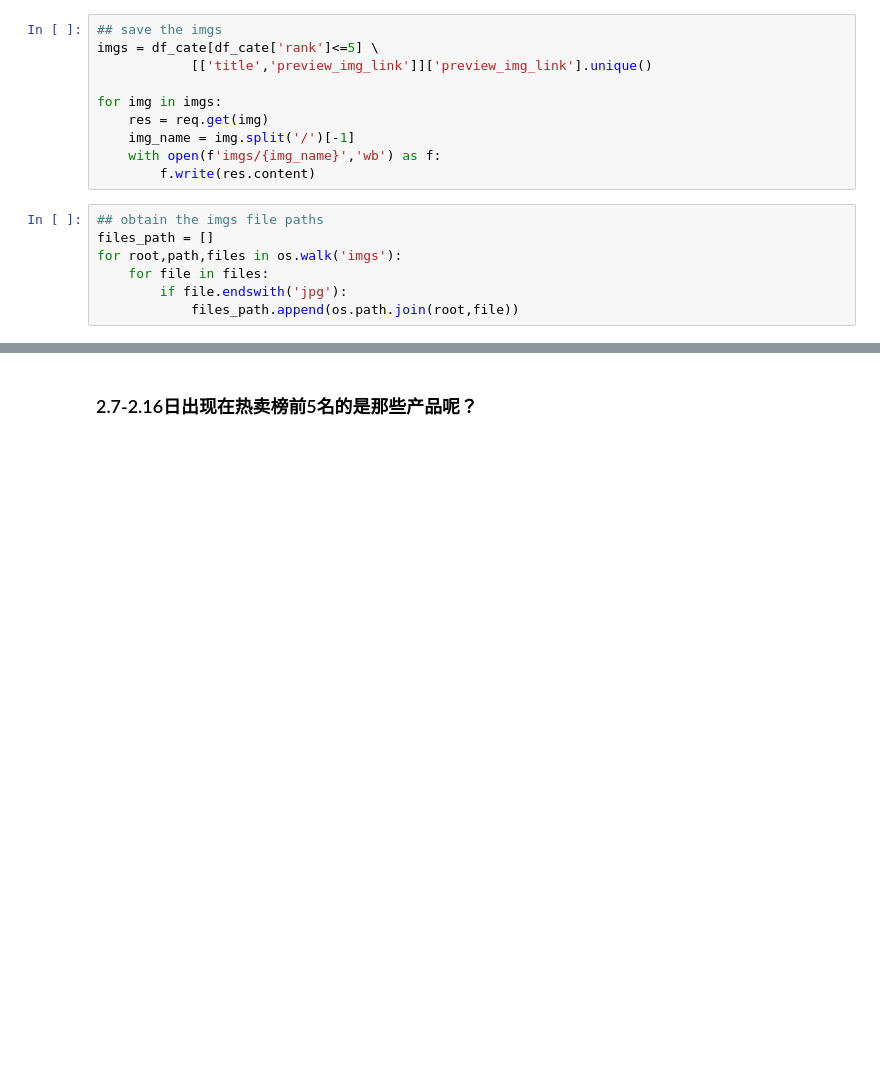
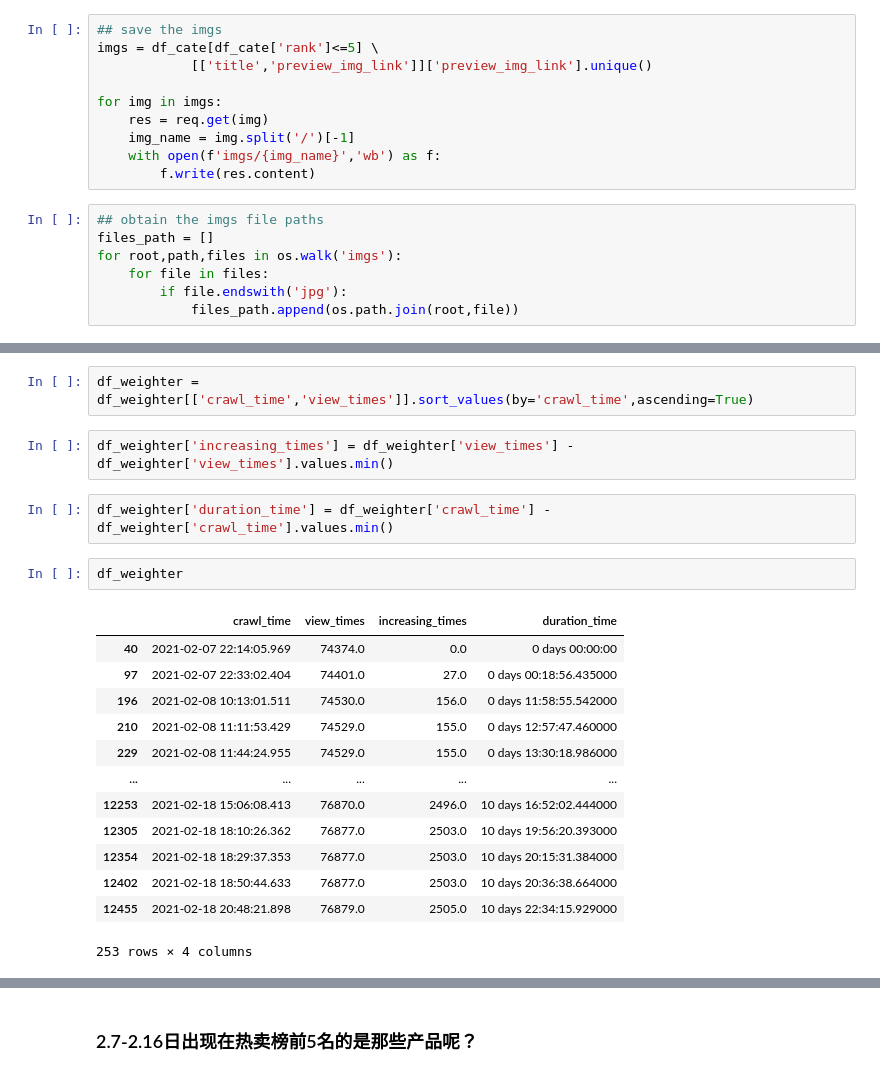
Before and after one commit to RayFromUiS/amzon_pop, a Jupyter notebook: amzon_app/data_injest/load_data.ipynb, the cells around one changed output, grey strips where cells are left out. Drawn from its saved outputs; the diff is of its cells as text; blank space fills up the shorter version.

```diff
--- a/amzon_app/data_injest/load_data.ipynb
+++ b/amzon_app/data_injest/load_data.ipynb
@@ -261,0 +263,22 @@ img_price
+# %%
+df_weighter = df_weighter[['crawl_time','view_times']].sort_values(by='crawl_time',ascending=True)
+# %%
+df_weighter['increasing_times'] = df_weighter['view_times'] -df_weighter['view_times'].values.min()
+# %%
+df_weighter['duration_time'] = df_weighter['crawl_time'] - df_weighter['crawl_time'].values.min()
+# %%
+df_weighter
+# %% [output]
+|  | crawl_time | view_times | increasing_times | duration_time |
+| 40 | 2021-02-07 22:14:05.969 | 74374.0 | 0.0 | 0 days 00:00:00 |
+| 97 | 2021-02-07 22:33:02.404 | 74401.0 | 27.0 | 0 days 00:18:56.435000 |
+| 196 | 2021-02-08 10:13:01.511 | 74530.0 | 156.0 | 0 days 11:58:55.542000 |
+| 210 | 2021-02-08 11:11:53.429 | 74529.0 | 155.0 | 0 days 12:57:47.460000 |
+| 229 | 2021-02-08 11:44:24.955 | 74529.0 | 155.0 | 0 days 13:30:18.986000 |
+| ... | ... | ... | ... | ... |
+| 12253 | 2021-02-18 15:06:08.413 | 76870.0 | 2496.0 | 10 days 16:52:02.444000 |
+| 12305 | 2021-02-18 18:10:26.362 | 76877.0 | 2503.0 | 10 days 19:56:20.393000 |
+| 12354 | 2021-02-18 18:29:37.353 | 76877.0 | 2503.0 | 10 days 20:15:31.384000 |
+| 12402 | 2021-02-18 18:50:44.633 | 76877.0 | 2503.0 | 10 days 20:36:38.664000 |
+| 12455 | 2021-02-18 20:48:21.898 | 76879.0 | 2505.0 | 10 days 22:34:15.929000 |
+253 rows × 4 columns
```
Also changed, not shown: parts of 26 cells of this notebook, 9 other files.
